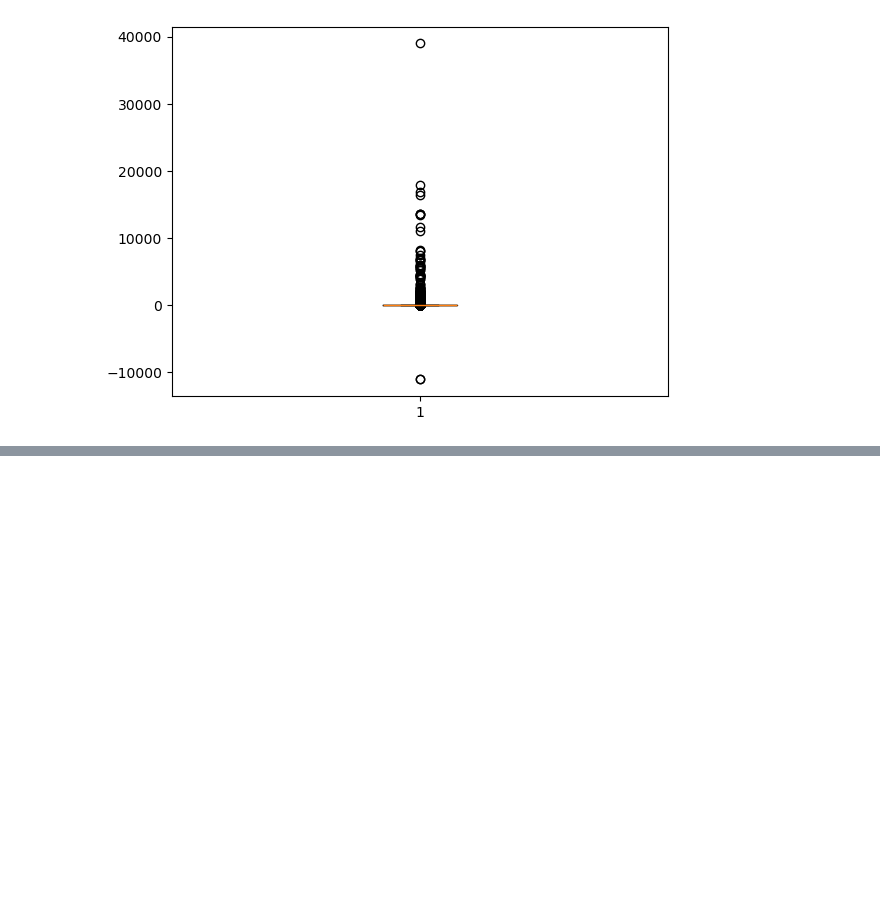
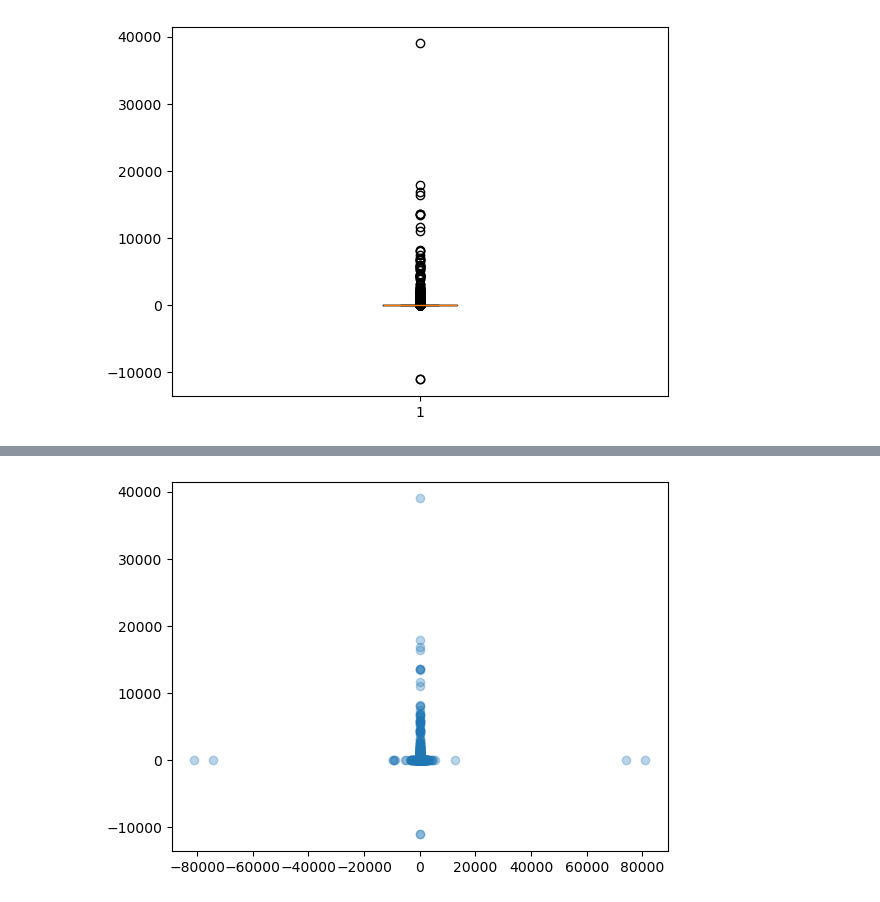
Before and after one commit to MogiliVeerendra/Online_Retail_pandas_project, a Jupyter notebook: notebooks/04_eda.ipynb, the cells around one changed output, grey strips where cells are left out. Saved outputs shown, nothing was run; the diff lists cells and outputs as text; code cells hidden in the pictures; blank space fills up the shorter version.

```diff
--- a/notebooks/04_eda.ipynb
+++ b/notebooks/04_eda.ipynb
@@ -119,0 +136,8 @@ plt.show()
+# %%
+fig,ax = plt.subplots()
+
+ax.scatter(sales["Quantity"],sales["UnitPrice"],alpha= 0.3)
+
+plt.show()
+# %% [output]
+[figure, added]
```
Also changed, not shown: parts of 6 cells of this notebook, 7 other files.
